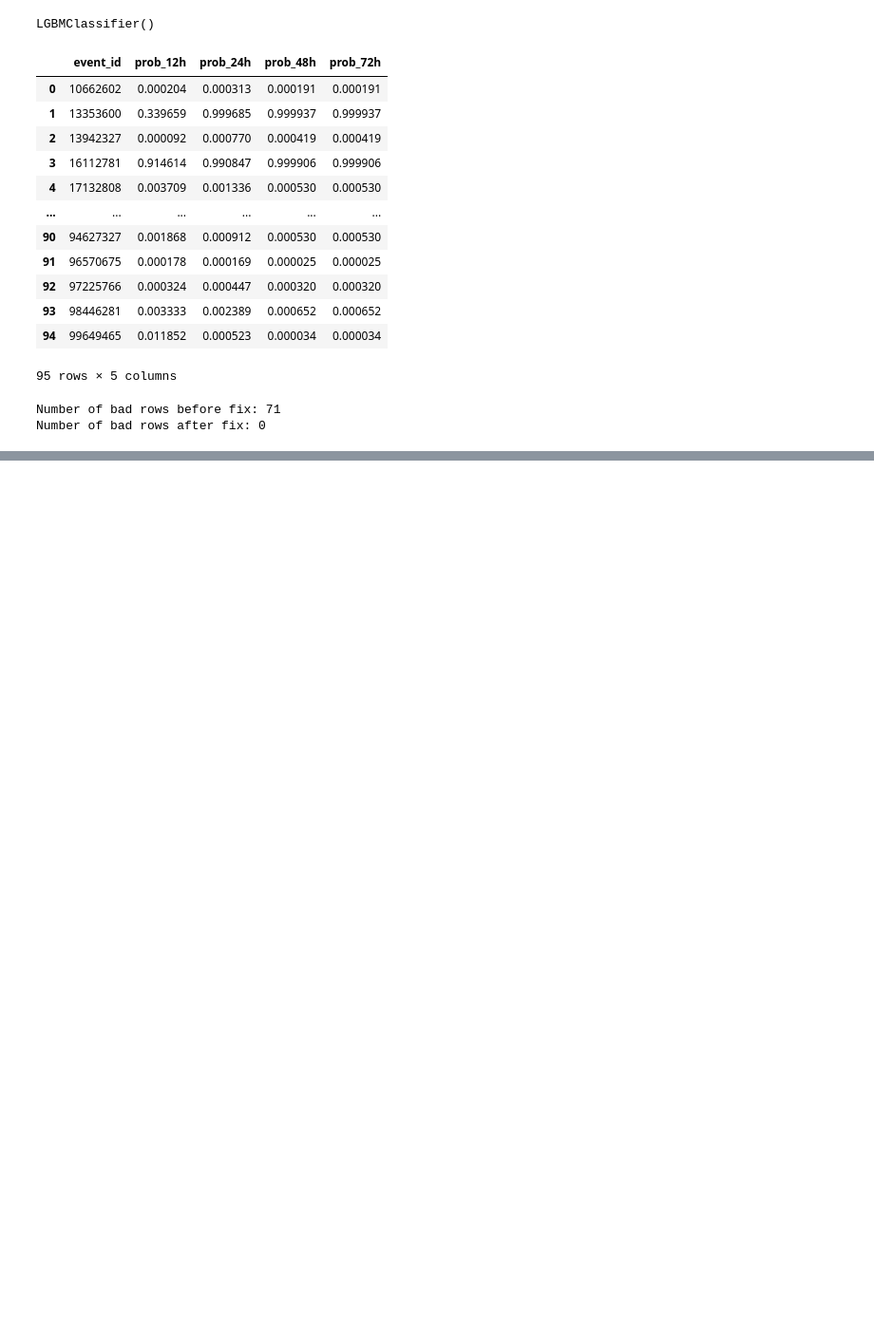
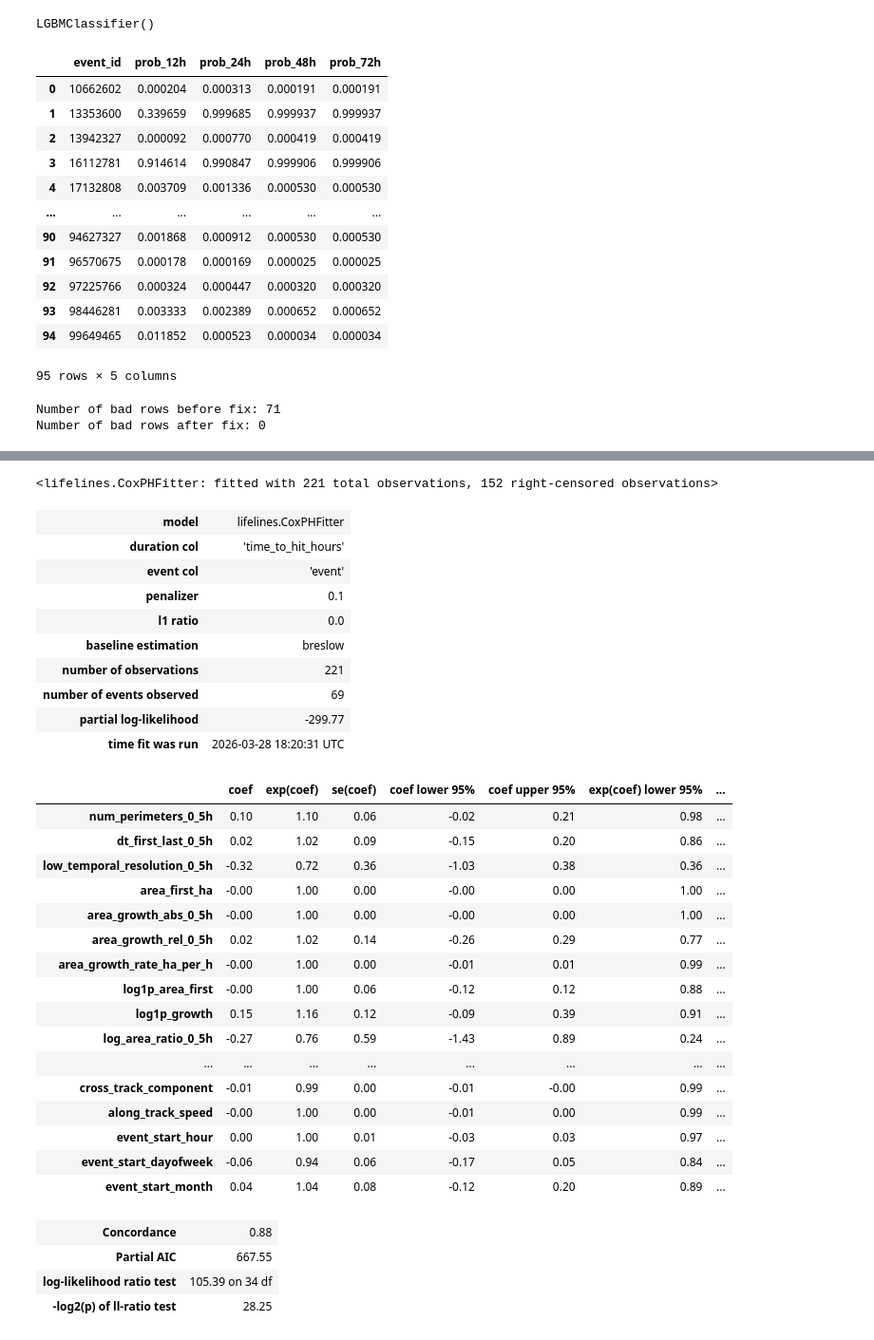
Before and after one commit to rahafabumwise/WiDS-Global-Datathon-2026, a Jupyter notebook: kaggle_fire_comp.ipynb, the cells around one changed output, grey strips where cells are left out. Shown at 95% size. Saved outputs shown, nothing was run; the diff lists cells and outputs as text; code cells hidden in the pictures; blank space fills up the shorter version.

```diff
--- a/kaggle_fire_comp.ipynb
+++ b/kaggle_fire_comp.ipynb
@@ -109,3 +135,6 @@ range: nan
+# %%
+train = feature_engineering(train)
+test  = feature_engineering(test)
 # %%
 import numpy as np
 
@@ -419,0 +473,3 @@ Number of bad rows after fix: 0
+# %%
+train_cox=train.drop(columns=["event_id"])
+train_cox
@@ -419,0 +490,51 @@ Number of bad rows after fix: 0
+# %%
+cph = CoxPHFitter(penalizer=0.1)
+cph.fit(train_cox, duration_col="time_to_hit_hours", event_col="event")
+# %% [output]
+<lifelines.CoxPHFitter: fitted with 221 total observations, 152 right-censored observations>
+# %%
+# full printed summary
+cph.print_summary()
+
+# dataframe version
+summary_df = cph.summary
+
+# most useful columns
+summary_df = summary_df[["coef", "exp(coef)", "se(coef)", "p"]]
+
+# sort by strongest absolute effect
+summary_df = summary_df.reindex(summary_df["coef"].abs().sort_values(ascending=False).index)
+
+summary_df
+# %% [output]
+| model | lifelines.CoxPHFitter |
+| duration col | 'time_to_hit_hours' |
+| event col | 'event' |
+| penalizer | 0.1 |
+| l1 ratio | 0.0 |
+| baseline estimation | breslow |
+| number of observations | 221 |
+| number of events observed | 69 |
+| partial log-likelihood | -299.77 |
+| time fit was run | 2026-03-28 18:20:31 UTC |
+|  | coef | exp(coef) | se(coef) | coef lower 95% | coef upper 95% | exp(coef) lower 95% | ... |
+| num_perimeters_0_5h | 0.10 | 1.10 | 0.06 | -0.02 | 0.21 | 0.98 | ... |
+| dt_first_last_0_5h | 0.02 | 1.02 | 0.09 | -0.15 | 0.20 | 0.86 | ... |
+| low_temporal_resolution_0_5h | -0.32 | 0.72 | 0.36 | -1.03 | 0.38 | 0.36 | ... |
+| area_first_ha | -0.00 | 1.00 | 0.00 | -0.00 | 0.00 | 1.00 | ... |
+| area_growth_abs_0_5h | -0.00 | 1.00 | 0.00 | -0.00 | 0.00 | 1.00 | ... |
+| area_growth_rel_0_5h | 0.02 | 1.02 | 0.14 | -0.26 | 0.29 | 0.77 | ... |
+| area_growth_rate_ha_per_h | -0.00 | 1.00 | 0.00 | -0.01 | 0.01 | 0.99 | ... |
+| log1p_area_first | -0.00 | 1.00 | 0.06 | -0.12 | 0.12 | 0.88 | ... |
+| log1p_growth | 0.15 | 1.16 | 0.12 | -0.09 | 0.39 | 0.91 | ... |
+| log_area_ratio_0_5h | -0.27 | 0.76 | 0.59 | -1.43 | 0.89 | 0.24 | ... |
+| ... | ... | ... | ... | ... | ... | ... | ... |
+| cross_track_component | -0.01 | 0.99 | 0.00 | -0.01 | -0.00 | 0.99 | ... |
+| along_track_speed | -0.00 | 1.00 | 0.00 | -0.01 | 0.00 | 0.99 | ... |
+| event_start_hour | 0.00 | 1.00 | 0.01 | -0.03 | 0.03 | 0.97 | ... |
+| event_start_dayofweek | -0.06 | 0.94 | 0.06 | -0.17 | 0.05 | 0.84 | ... |
+| event_start_month | 0.04 | 1.04 | 0.08 | -0.12 | 0.20 | 0.89 | ... |
+| Concordance | 0.88 |
+| Partial AIC | 667.55 |
+| log-likelihood ratio test | 105.39 on 34 df |
+| -log2(p) of ll-ratio test | 28.25 |
```
Also changed, not shown: parts of 13 cells of this notebook.
